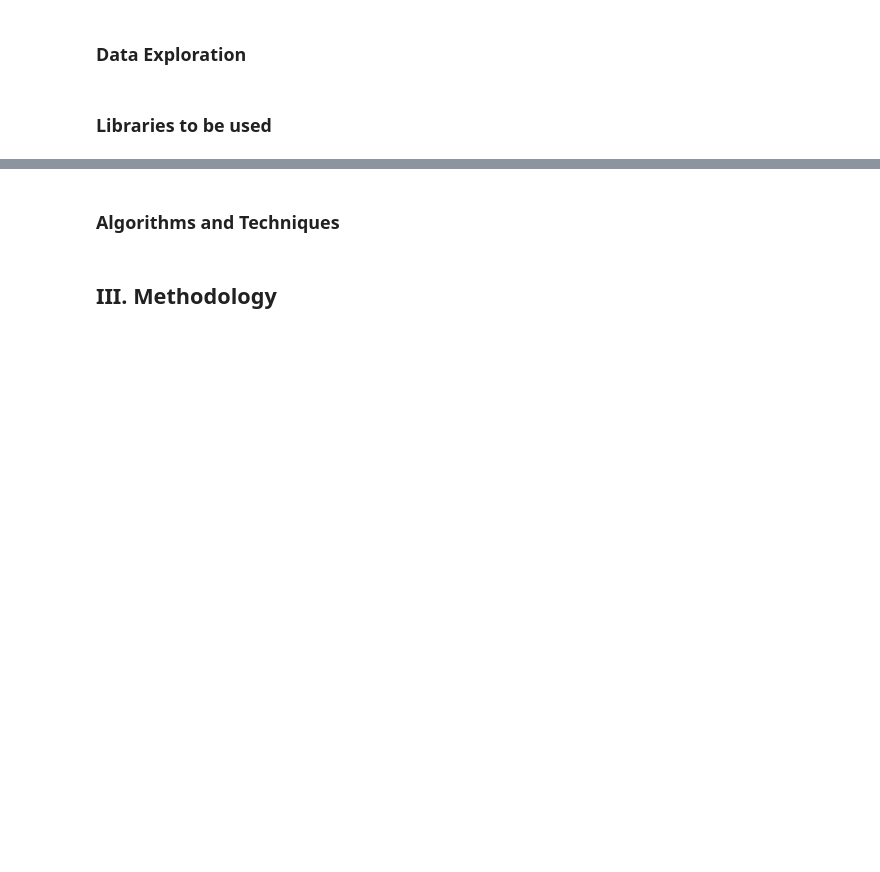
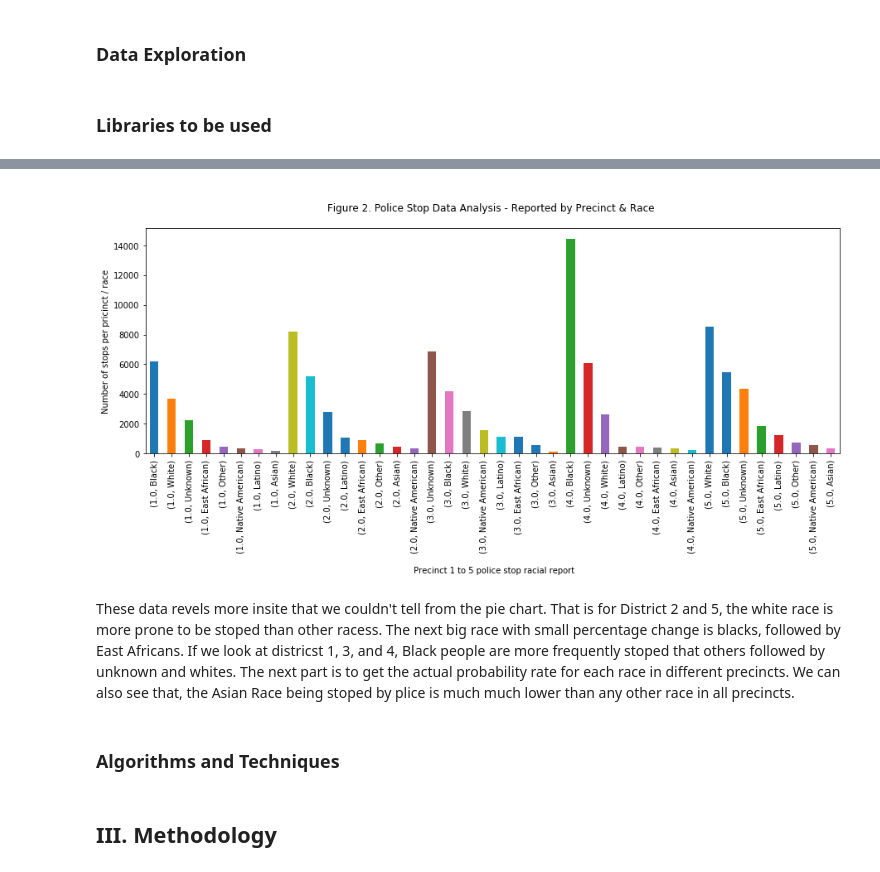
Before and after one commit to Afewerk/Data-Science, a Jupyter notebook: Capston #1 - Policing-Minneapolis.ipynb, the cells around one changed output, grey strips where cells are left out. Saved outputs shown, nothing was run; the diff lists cells and outputs as text; code cells hidden in the pictures; blank space fills up the shorter version.

```diff
--- a/Capston #1 - Policing-Minneapolis.ipynb
+++ b/Capston #1 - Policing-Minneapolis.ipynb
@@ -35,0 +60,11 @@ df = pd.DataFrame(pd.read_excel('data\Police_stop_data.xlsx'))
+# %%
+#Now lets look at these race desparity per pricinct and neighbourhood
+plt.figure(figsize=(15,5))
+df.groupby('policePrecinct')['race'].value_counts().plot(kind='bar');
+plt.title('\nFigure 2. Police Stop Data Analysis - Reported by Precinct & Race \n')
+plt.ylabel('Number of stops per pricinct / race')
+plt.xlabel('\n Precinct 1 to 5 police stop racial report');
+# %% [output]
+[figure, added]
+# %% [markdown]
+These data revels more insite that we couldn't tell from the pie chart. That is for District 2 and 5, the white race is more prone to be stoped than other racess. The next big race with small percentage change is blacks, followed by East Africans. If we look at districst 1, 3, and 4, Black people are more frequently stoped that others followed by unknown and whites. The next part is to get the actual probability rate for each race in different precincts. We can also see that, the Asian Race being stoped by plice is much much lower than any other race in all precincts.
```
Also changed, not shown: parts of 7 cells of this notebook.
